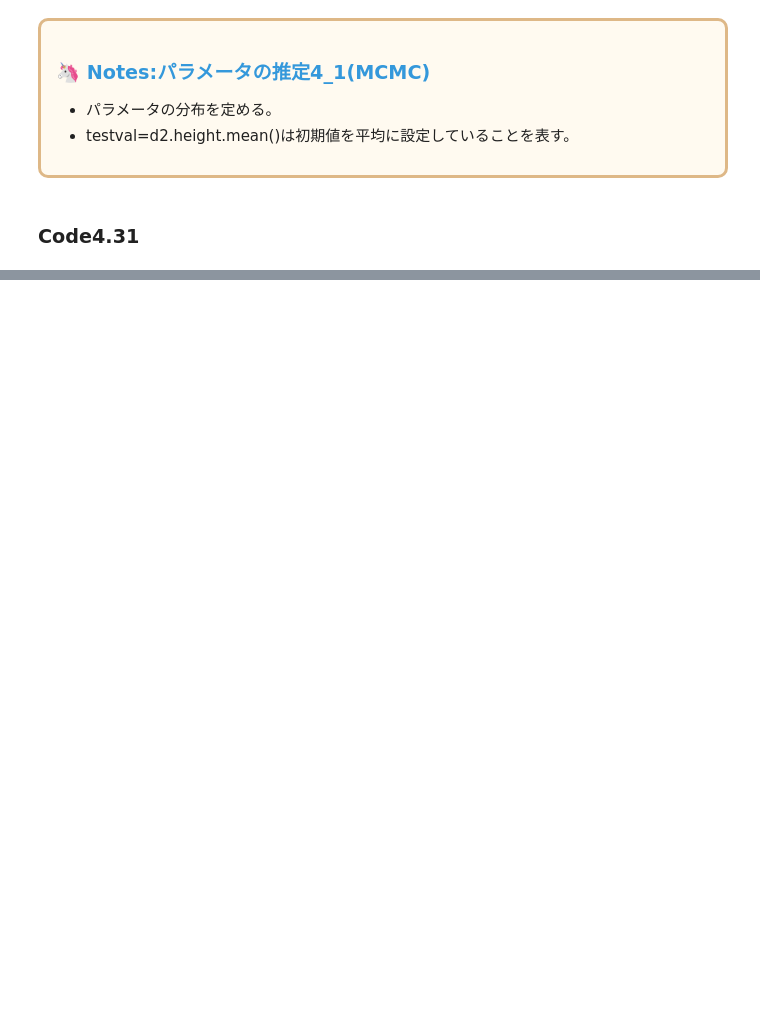
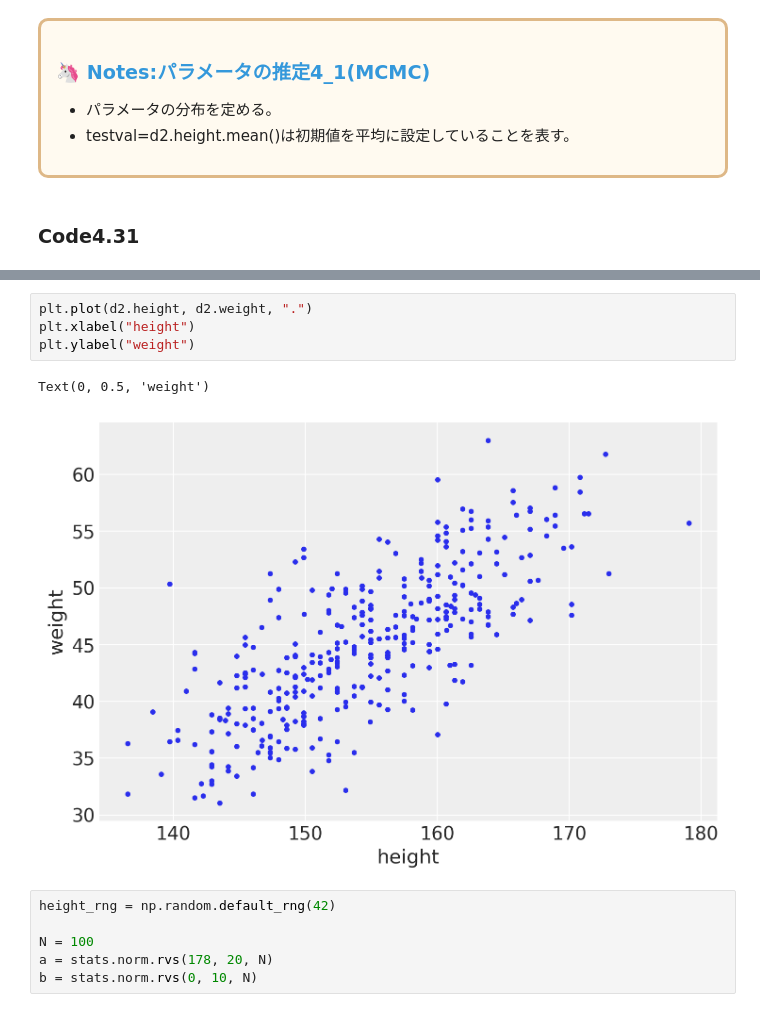
Before and after one commit to styuk/Bayes-Python, a Jupyter notebook: chapter4/chapter4.ipynb, the cells around one changed output, grey strips where cells are left out. Saved outputs shown, nothing was run; the diff lists cells and outputs as text; blank space fills up the shorter version.

```diff
--- a/chapter4/chapter4.ipynb
+++ b/chapter4/chapter4.ipynb
@@ -613,0 +675,13 @@ Sampling 4 chains for 1_000 tune and 1_000 draw iterations (4_000 + 4_000 draws
+# %%
+plt.plot(d2.height, d2.weight, ".")
+plt.xlabel("height")
+plt.ylabel("weight")
+# %% [output]
+Text(0, 0.5, 'weight')
+[figure, added]
+# %%
+height_rng = np.random.default_rng(42)
+
+N = 100
+a = stats.norm.rvs(178, 20, N)
+b = stats.norm.rvs(0, 10, N)
```
Also changed, not shown: parts of 27 cells of this notebook.
